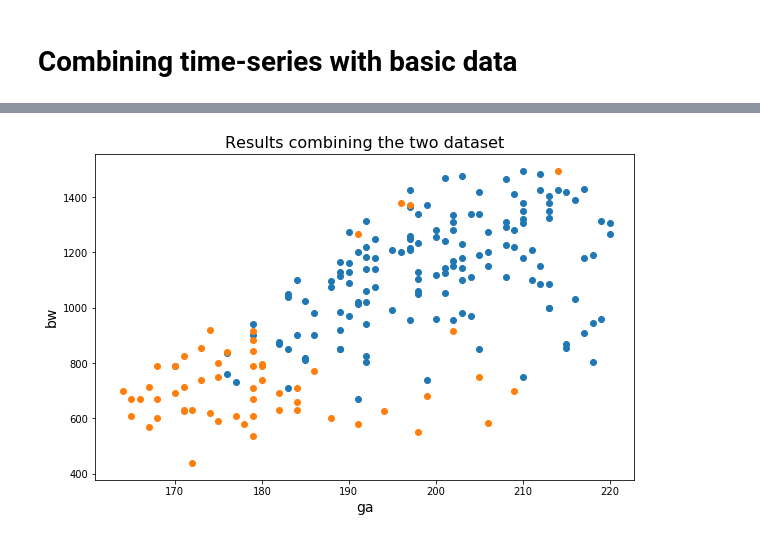
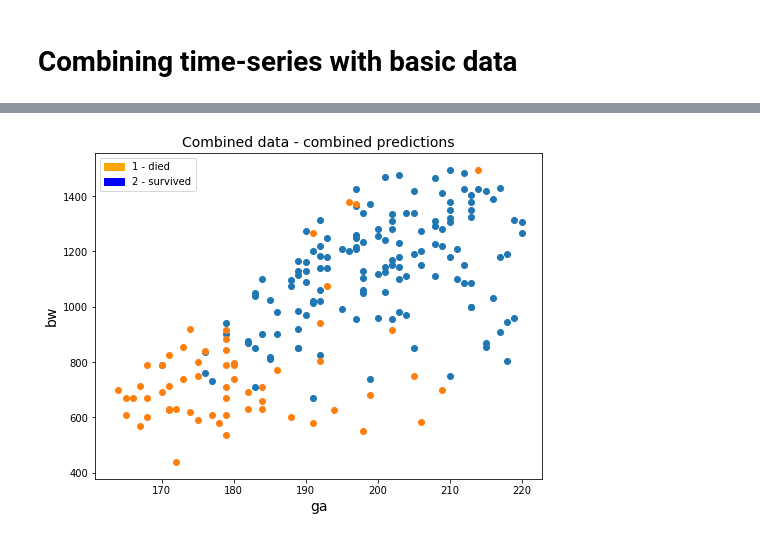
Before and after one commit to MaximilianProll/statgen, a Jupyter notebook: notebook.ipynb, the cells around one changed output, grey strips where cells are left out. Saved outputs shown, nothing was run; the diff lists cells and outputs as text; code cells hidden in the pictures.

```diff
--- a/notebook.ipynb
+++ b/notebook.ipynb
@@ -421,5 +367,0 @@ plt.show()
-# %%
-kernel = RBF(length_scale=1.0) #+ RBF(length_scale=2.0) + RBF(length_scale=5.0)
-gp = GaussianProcessClassifier(kernel=kernel, optimizer=None)
-gp.fit(training_data_stand, training_labels)
-p = gp.predict(test_data_stand)
@@ -446,7 +367,0 @@ plt.show()
-# %%
-GNB = GaussianNB()
-GNB.fit(training_data_minmax, training_labels)
-print('score for logistic regression: ', GNB.score(training_data_minmax, training_labels))
-print('f1 measure for logistic regression: ', f1_score(training_labels, GNB.predict(training_data_minmax),
-                                                  average='weighted'))
-p = GNB.predict(test_data_minmax)
@@ -476,7 +367,0 @@ plt.show()
-# %%
-LogReg = LogisticRegression()
-LogReg.fit(training_data_stand, training_labels)
-print('score for logistic regression: ', LogReg.score(training_data_stand, training_labels))
-print('f1 measure for logistic regression: ', f1_score(training_labels, LogReg.predict(training_data_stand),
-                                                  average='weighted'))
-p = LogReg.predict(test_data_stand)
@@ -494,18 +471,21 @@ plt.show()
 # %%
 pred = pd.DataFrame(data={'patientid':test_set['patientid'].as_matrix(),
                              'ga':test_set['ga'].as_matrix(), 'bw':test_set['bw'].as_matrix()
-    , 'death_dt':dt_pred['death'], 'death_svm':svm_pred['death'] , 'death_gp':gp_pred['death']})
-    #, 'death_gnb':gnb_pred['death']
+    , 'death_dt':dt_pred['death'], 'death_svm':svm_pred['death']
+    , 'death_lr':lr_pred['death'], 'death_gp':gp_pred['death']})
 
-died = pred.loc[(pred['death_dt'] == 2) | (pred['death_svm']==2) | (pred['death_gp'] == 2)] #| (pred['death_gnb']==2)]
-survived = pred.loc[(pred['death_dt'] == 1) & (pred['death_svm']==1) & (pred['death_gp'] == 1)] # & (pred['death_gnb'] == 1)]
-
-plt.figure(figsize=(1.61 * 6, 6))
+died = pred.loc[(pred['death_dt'] == 2) | (pred['death_svm']==2) | (pred['death_gp'] == 2) | (pred['death_lr']==2)]
+survived = pred.loc[(pred['death_dt'] == 1) & (pred['death_svm']==1) & (pred['death_gp'] == 1) & (pred['death_lr'] == 1)]
+plt.figure(figsize=(8,6))
 plt.scatter(survived['ga'], survived['bw'])
 plt.scatter(died['ga'], died['bw'])
-plt.xlabel('ga', fontsize=14)
-plt.ylabel('bw', fontsize=14)
-plt.title("Results combining the two dataset", fontsize=16)
+plt.xlabel("ga", fontsize=14)
+plt.ylabel("bw", fontsize=14)
+
+orange_patch = mpatches.Patch(color='orange', label='1 - died')
+blue_patch = mpatches.Patch(color='blue', label='2 - survived')
+plt.legend(handles=[orange_patch, blue_patch])
+plt.title("Combined data - combined predictions", fontsize=14)
 plt.show()
 # %% [output]
-[figure, old version]
+[figure, new version]
```
Also changed, not shown: parts of 15 cells of this notebook, 9 other files.
